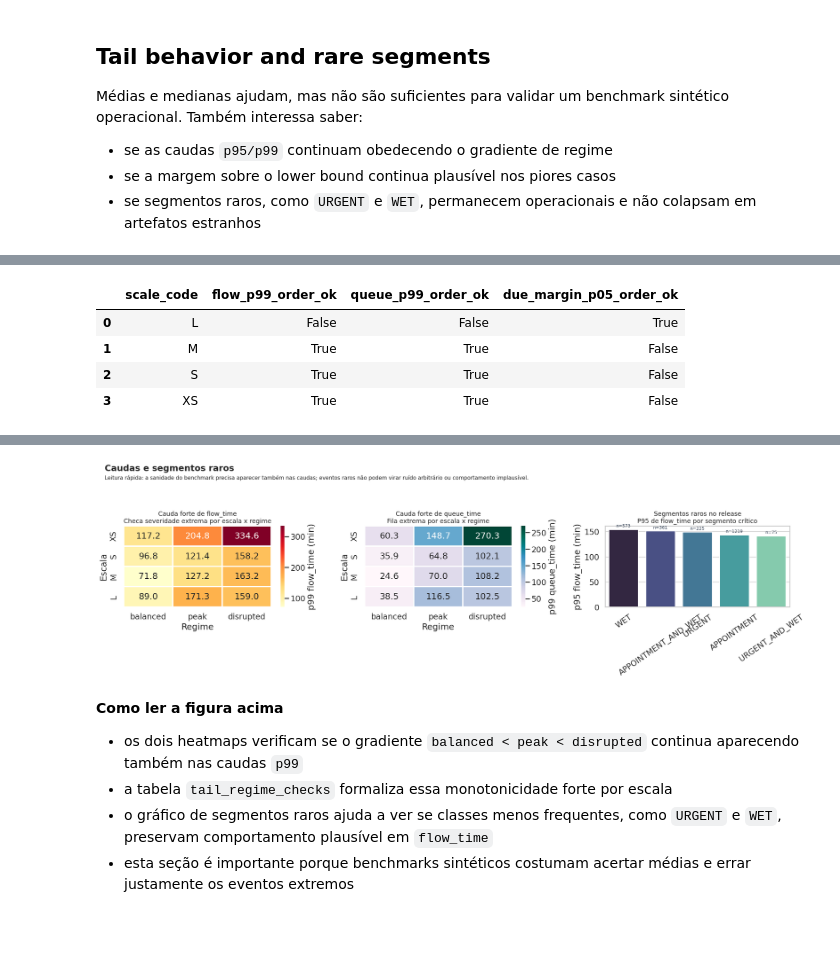
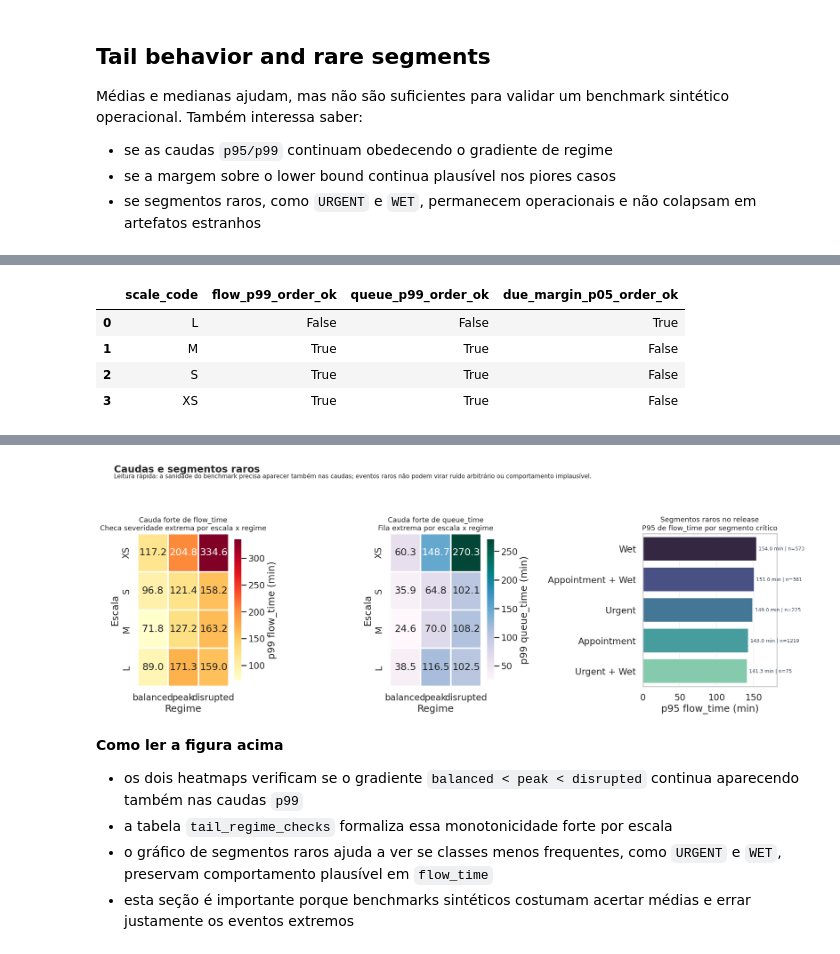
Before and after one commit to PequiFlux/agro_yard_dfjsp_benchmark_go, a Jupyter notebook: output/jupyter-notebook/instance-validation-and-exploratory-analysis.ipynb, the cells around one changed output, grey strips where cells are left out. Saved outputs shown, nothing was run; the diff lists cells and outputs as text; code cells hidden in the pictures; blank space fills up the shorter version.

```diff
--- a/output/jupyter-notebook/instance-validation-and-exploratory-analysis.ipynb
+++ b/output/jupyter-notebook/instance-validation-and-exploratory-analysis.ipynb
@@ -1121,8 +1169,16 @@ queue_p99_heatmap = (
     tail_regime_summary.pivot(index="scale_code", columns="regime_code", values="queue_p99")
     .reindex(index=SCALE_ORDER, columns=REGIME_ORDER)
 )
+rare_segment_plot = rare_segment_summary.copy()
+rare_segment_plot["segment_display"] = (
+    rare_segment_plot["segment_label"]
+    .str.replace("_AND_", " + ", regex=False)
+    .str.replace("_", " ", regex=False)
+    .str.title()
+)
+rare_segment_plot = rare_segment_plot.sort_values("flow_p95", ascending=False).reset_index(drop=True)
 
-fig, axes = plt.subplots(1, 3, figsize=(21, 6.3))
+fig, axes = plt.subplots(1, 3, figsize=(18.2, 6.8), gridspec_kw={"width_ratios": [1, 1, 1.18]})
 sns.heatmap(
     flow_p99_heatmap,
     annot=True,
@@ -1130,7 +1186,7 @@ sns.heatmap(
     cmap="YlOrRd",
     linewidths=1.5,
     linecolor="white",
-    cbar_kws={"label": "p99 flow_time (min)"},
+    cbar_kws={"label": "p99 flow_time (min)", "shrink": 0.92},
     ax=axes[0],
 )
 axes[0].set_title("Cauda forte de flow_time\nCheca severidade extrema por escala x regime", fontsize=13)
@@ -1144,7 +1200,7 @@ sns.heatmap(
     cmap="PuBuGn",
     linewidths=1.5,
     linecolor="white",
-    cbar_kws={"label": "p99 queue_time (min)"},
+    cbar_kws={"label": "p99 queue_time (min)", "shrink": 0.92},
     ax=axes[1],
 )
 axes[1].set_title("Cauda forte de queue_time\nFila extrema por escala x regime", fontsize=13)
@@ -1152,70 +1208,73 @@ axes[1].set_xlabel("Regime")
 axes[1].set_ylabel("Escala")
 
 sns.barplot(
-    data=rare_segment_summary,
-    x="segment_label",
-    y="flow_p95",
-    hue="segment_label",
+    data=rare_segment_plot,
+    x="flow_p95",
+    y="segment_display",
+    hue="segment_display",
     dodge=False,
     legend=False,
     palette="mako",
+    orient="h",
     ax=axes[2],
 )
 axes[2].set_title("Segmentos raros no release\nP95 de flow_time por segmento crítico", fontsize=13)
-axes[2].set_xlabel("")
-axes[2].set_ylabel("p95 flow_time (min)")
-axes[2].tick_params(axis="x", rotation=35)
-for patch, (_, row) in zip(axes[2].patches, rare_segment_summary.iterrows()):
+axes[2].set_xlabel("p95 flow_time (min)")
+axes[2].set_ylabel("")
+axes[2].grid(axis="x", alpha=0.25, zorder=0)
+rare_xmax = max(float(rare_segment_plot["flow_p95"].max()) * 1.18, 20.0)
+axes[2].set_xlim(0, rare_xmax)
+for patch, (_, row) in zip(axes[2].patches, rare_segment_plot.iterrows()):
     axes[2].text(
-        patch.get_x() + patch.get_width() / 2,
-        float(row["flow_p95"]) + 3,
-        f"n={int(row['job_count'])}",
-        ha="center",
-        va="bottom",
+        min(float(row["flow_p95"]) + rare_xmax * 0.015, rare_xmax * 0.96),
+        patch.get_y() + patch.get_height() / 2,
+        f"{float(row['flow_p95']):.1f} min | n={int(row['job_count'])}",
+        ha="left",
+        va="center",
         fontsize=9,
         color="#334155",
     )
 
-fig.suptitle("Caudas e segmentos raros", x=0.02, y=1.02, ha="left", fontsize=18, fontweight="bold")
+fig.suptitle("Caudas e segmentos raros", x=0.02, y=0.98, ha="left", fontsize=18, fontweight="bold")
 fig.text(
     0.02,
-    0.95,
+    0.93,
     "Leitura rápida: a sanidade do benchmark precisa aparecer também nas caudas; eventos raros não podem virar ruído arbitrário ou comportamento implausível.",
     fontsize=11,
 )
-fig.tight_layout(rect=(0, 0, 1, 0.93))
+fig.tight_layout(rect=(0, 0, 1, 0.9), w_pad=2.2)
 fig.savefig(ARTIFACT_DIR / "tail_and_rare_segments.png", dpi=160, bbox_inches="tight")
 plt.show()
 
 tail_regime_summary.to_csv(ARTIFACT_DIR / "tail_regime_summary.csv", index=False)
 tail_regime_checks.to_csv(ARTIFACT_DIR / "tail_regime_checks.csv", index=False)
 rare_segment_summary.to_csv(ARTIFACT_DIR / "rare_segment_summary.csv", index=False)
 # %% [output]
 |  | scale_code | regime_code | flow_p95 | flow_p99 | queue_p95 | queue_p99 | overwait_share | due_margin_p05 |
 | 0 | L | balanced | 74.25 | 89.00 | 25.00 | 38.55 | 0.000000 | 210.25 |
 | 1 | L | disrupted | 147.30 | 159.00 | 94.00 | 102.52 | 0.000000 | 195.00 |
 | 2 | L | peak | 138.55 | 171.26 | 87.90 | 116.52 | 0.000000 | 205.35 |
 | 3 | M | balanced | 67.85 | 71.85 | 13.70 | 24.57 | 0.000000 | 188.30 |
 | 4 | M | disrupted | 151.25 | 163.18 | 97.00 | 108.18 | 0.000000 | 199.10 |
 | 5 | M | peak | 116.45 | 127.18 | 57.35 | 70.00 | 0.000000 | 192.55 |
 | 6 | S | balanced | 84.10 | 96.77 | 27.75 | 35.88 | 0.000000 | 187.60 |
 | 7 | S | disrupted | 147.10 | 158.24 | 88.05 | 102.05 | 0.000000 | 198.90 |
 | 8 | S | peak | 111.15 | 121.43 | 54.05 | 64.81 | 0.000000 | 190.90 |
 | 9 | XS | balanced | 104.70 | 117.17 | 46.35 | 60.28 | 0.000000 | 196.25 |
 | 10 | XS | disrupted | 302.70 | 334.58 | 238.40 | 270.32 | 0.055556 | 196.65 |
 | 11 | XS | peak | 155.80 | 204.80 | 96.80 | 148.74 | 0.000000 | 185.15 |
 |  | scale_code | flow_p99_order_ok | queue_p99_order_ok | due_margin_p05_order_ok |
 | 0 | L | False | False | True |
 | 1 | M | True | True | False |
 | 2 | S | True | True | False |
 | 3 | XS | True | True | False |
 |  | segment_label | job_count | job_share | flow_mean | flow_p95 | queue_mean | queue_p95 | overwait_share | ... |
 | 0 | WET | 573 | 0.310065 | 89.951134 | 154.0 | 31.657941 | 92.4 | 0.001745 | ... |
 | 1 | APPOINTMENT_AND_WET | 361 | 0.195346 | 87.520776 | 151.0 | 29.620499 | 88.0 | 0.000000 | ... |
 | 2 | URGENT | 225 | 0.121753 | 85.506667 | 149.0 | 31.653333 | 97.0 | 0.004444 | ... |
 | 3 | APPOINTMENT | 1219 | 0.659632 | 79.863823 | 143.0 | 26.924528 | 88.0 | 0.002461 | ... |
 | 4 | URGENT_AND_WET | 75 | 0.040584 | 86.506667 | 141.3 | 28.013333 | 79.9 | 0.000000 | ... |
-[figure, old version]
+[figure, new version]
 # %% [markdown]
 **Como ler a figura acima**
 
```
Also changed, not shown: parts of 3 cells of this notebook, 8 other files.
